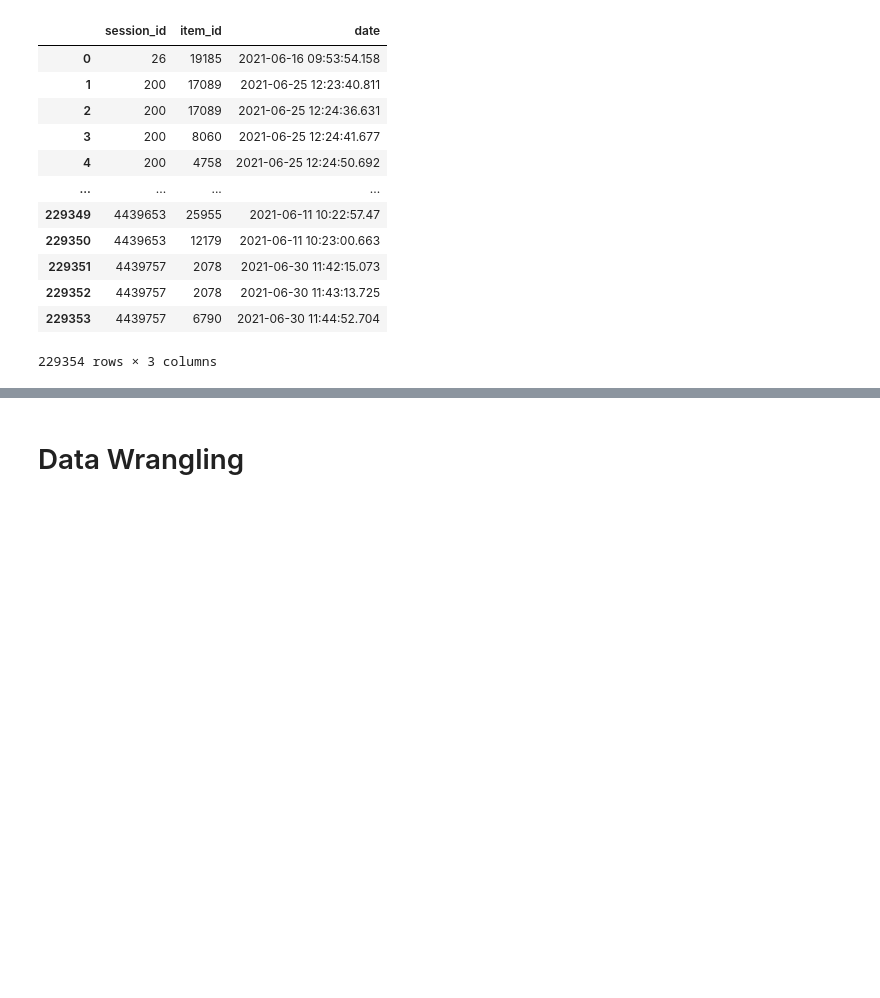
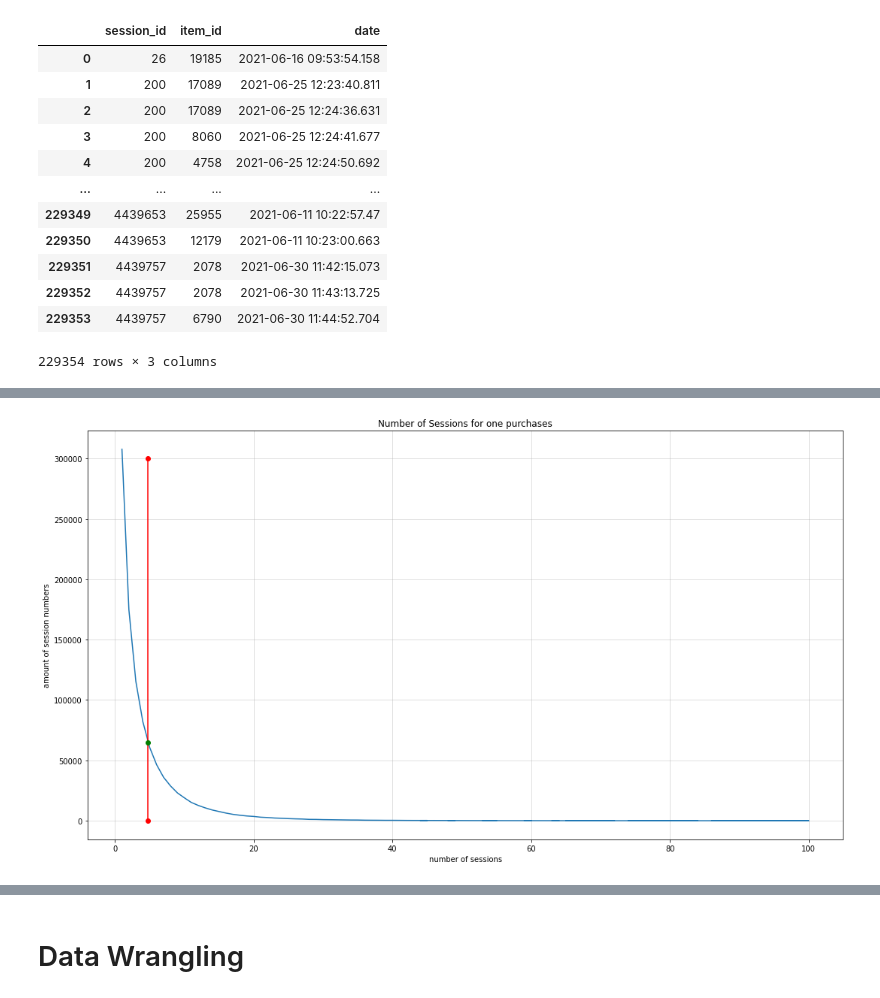
Before and after one commit to Ananassio/Data-Science_lab, a Jupyter notebook: Project/Data.ipynb, the cells around one changed output, grey strips where cells are left out. Drawn from its saved outputs; the diff is of its cells as text; code cells hidden in the pictures; blank space fills up the shorter version.

```diff
--- a/Project/Data.ipynb
+++ b/Project/Data.ipynb
@@ -193,0 +196,3 @@ test_leaderboard_sessions
+# %%
+# first count the ammount of the session numbers
+A = pd.DataFrame(train_sessions['session_id'].value_counts().sort_values())['session_id'].value_counts()
@@ -193,0 +228,13 @@ test_leaderboard_sessions
+# %%
+# print the generated curve of the session ammounts
+fig, axes = plt.subplots(figsize=(18,10))
+
+axes.plot(A)
+axes.plot([4.743820,4.743820], [0,300000], '-ro', label='line & marker')
+axes.plot(4.743820,65000, 'go', label='marker only')
+axes.set_xlabel('number of sessions')
+axes.set_ylabel('amount of session numbers')
+axes.set_title('Number of Sessions for one purchases');
+axes.grid(alpha=0.5)
+# %% [output]
+[figure, added]
```
Also changed, not shown: parts of 22 cells of this notebook.
